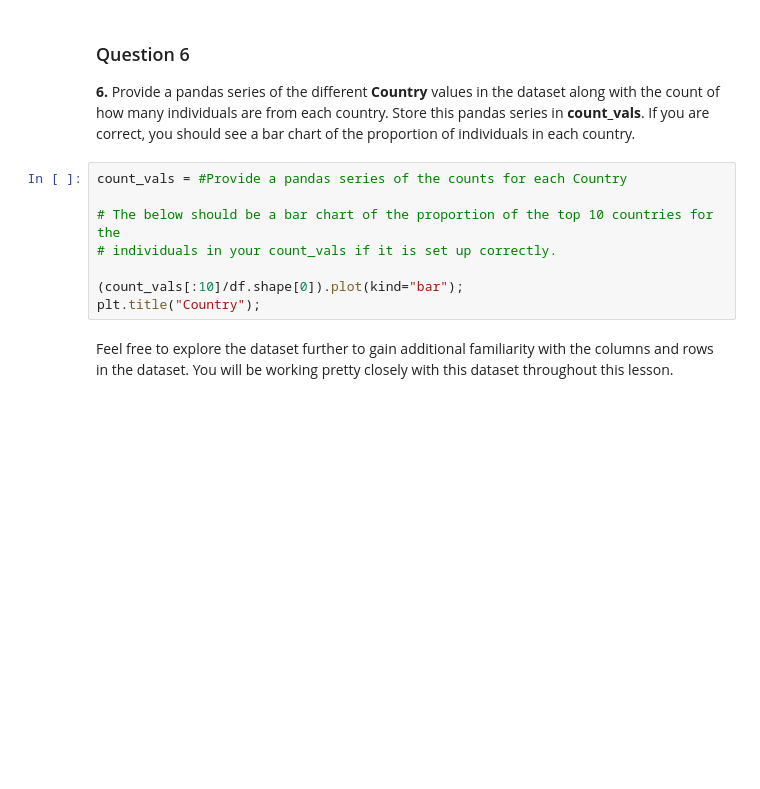
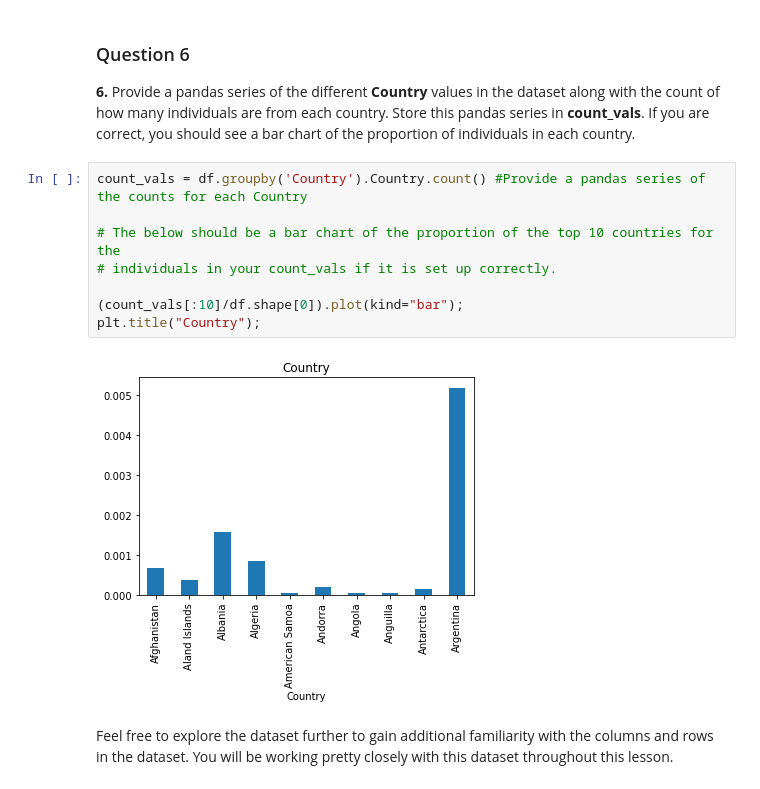
Before and after one commit to HanegaonkarAweZ/DataScienceSelfLearning, a Jupyter notebook: A Look at the Data.ipynb, the cells around one changed output. Drawn from its saved outputs; the diff is of its cells as text; blank space fills up the shorter version.

```diff
--- a/A Look at the Data.ipynb
+++ b/A Look at the Data.ipynb
@@ -108,12 +110,14 @@ plt.title("Formal Education");
 
 **6.** Provide a pandas series of the different **Country** values in the dataset along with the count of how many individuals are from each country.  Store this pandas series in **count_vals**.  If you are correct, you should see a bar chart of the proportion of individuals in each country.
 # %%
-count_vals = #Provide a pandas series of the counts for each Country
+count_vals = df.groupby('Country').Country.count() #Provide a pandas series of the counts for each Country
 
 # The below should be a bar chart of the proportion of the top 10 countries for the
 # individuals in your count_vals if it is set up correctly.
 
 (count_vals[:10]/df.shape[0]).plot(kind="bar");
 plt.title("Country");
+# %% [output]
+[figure, added]
 # %% [markdown]
 Feel free to explore the dataset further to gain additional familiarity with the columns and rows in the dataset.  You will be working pretty closely with this dataset throughout this lesson.
```
Also changed, not shown: parts of 1 cell of this notebook.
